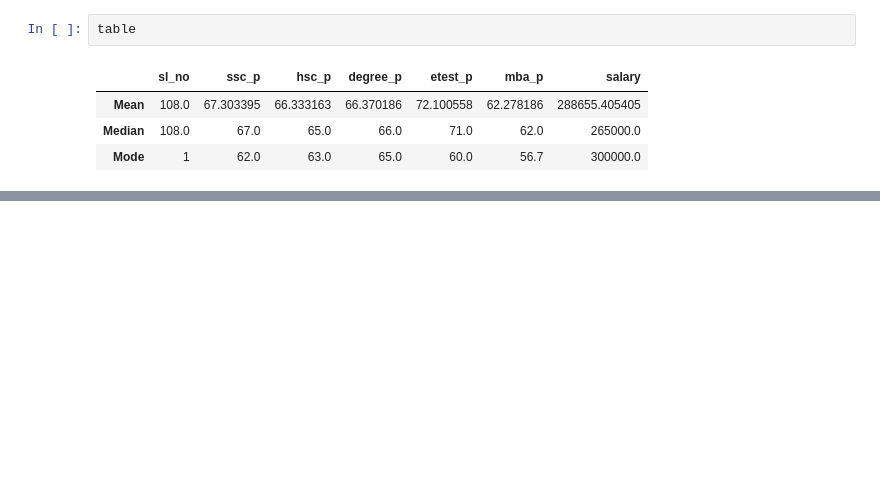
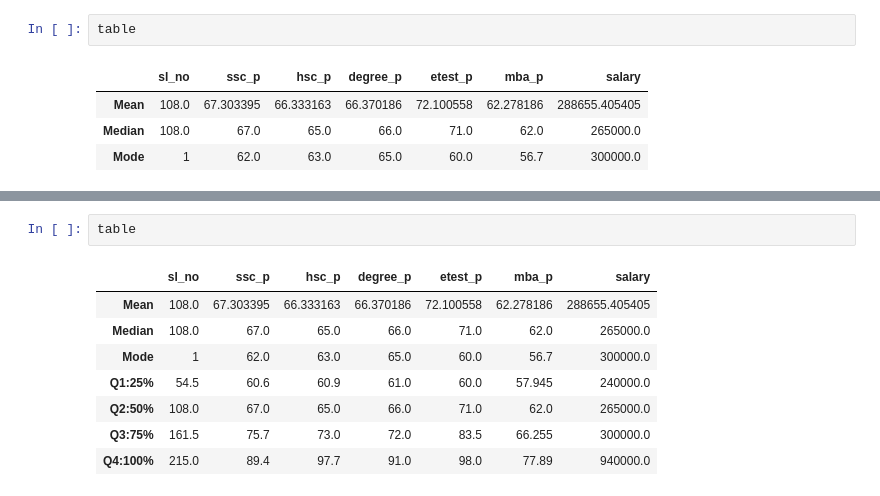
Before and after one commit to kanmanigit/DataScience_Univariate_Bivariate_Analysis, a Jupyter notebook: 1.Central_Tendency/1.central_tendency.ipynb, the cells around one changed output, grey strips where cells are left out. Drawn from its saved outputs; the diff is of its cells as text; blank space fills up the shorter version.

```diff
--- a/1.Central_Tendency/1.central_tendency.ipynb
+++ b/1.Central_Tendency/1.central_tendency.ipynb
@@ -220,0 +248,11 @@ table
+# %%
+table
+# %% [output]
+|  | sl_no | ssc_p | hsc_p | degree_p | etest_p | mba_p | salary |
+| Mean | 108.0 | 67.303395 | 66.333163 | 66.370186 | 72.100558 | 62.278186 | 288655.405405 |
+| Median | 108.0 | 67.0 | 65.0 | 66.0 | 71.0 | 62.0 | 265000.0 |
+| Mode | 1 | 62.0 | 63.0 | 65.0 | 60.0 | 56.7 | 300000.0 |
+| Q1:25% | 54.5 | 60.6 | 60.9 | 61.0 | 60.0 | 57.945 | 240000.0 |
+| Q2:50% | 108.0 | 67.0 | 65.0 | 66.0 | 71.0 | 62.0 | 265000.0 |
+| Q3:75% | 161.5 | 75.7 | 73.0 | 72.0 | 83.5 | 66.255 | 300000.0 |
+| Q4:100% | 215.0 | 89.4 | 97.7 | 91.0 | 98.0 | 77.89 | 940000.0 |
```
Also changed, not shown: parts of 16 cells of this notebook.
